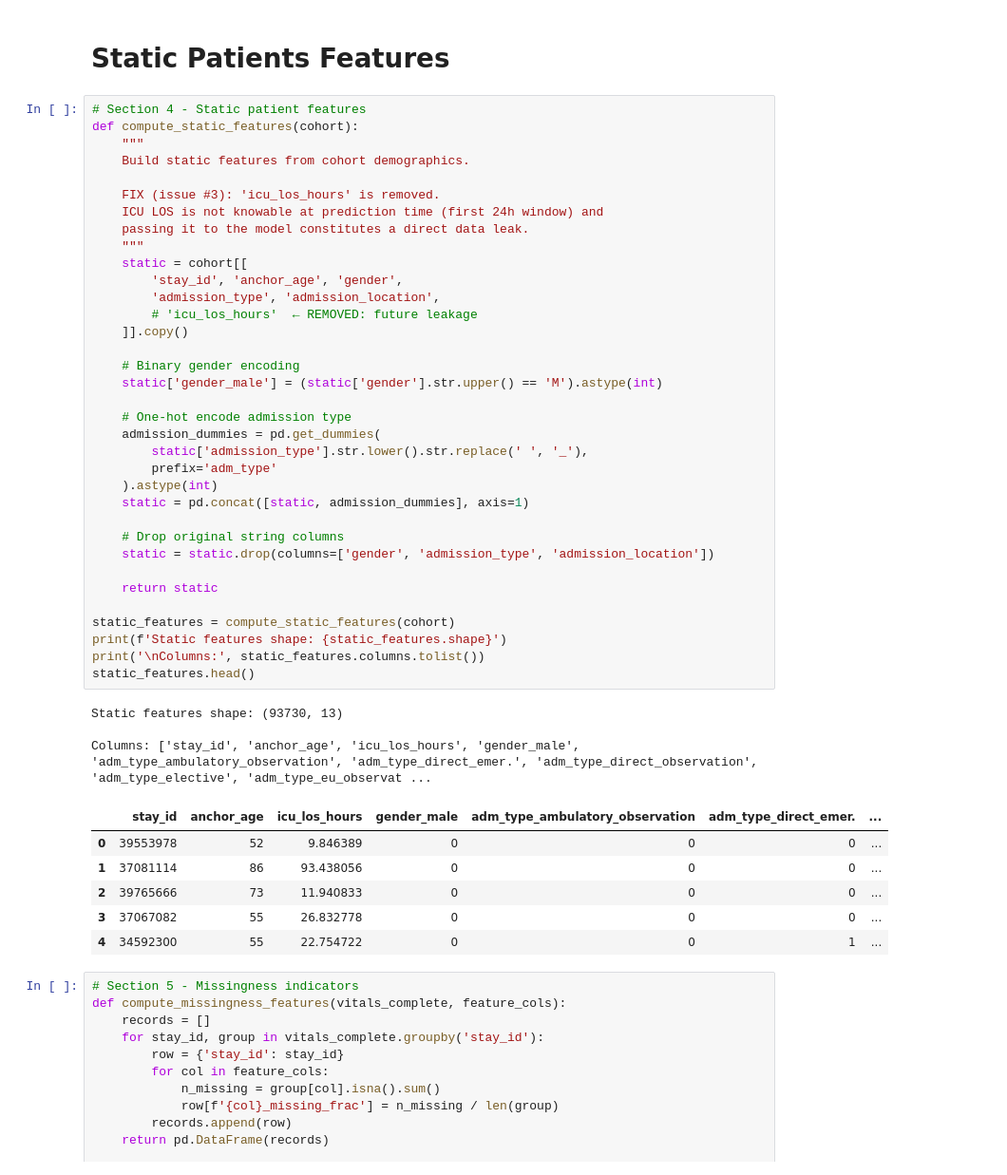
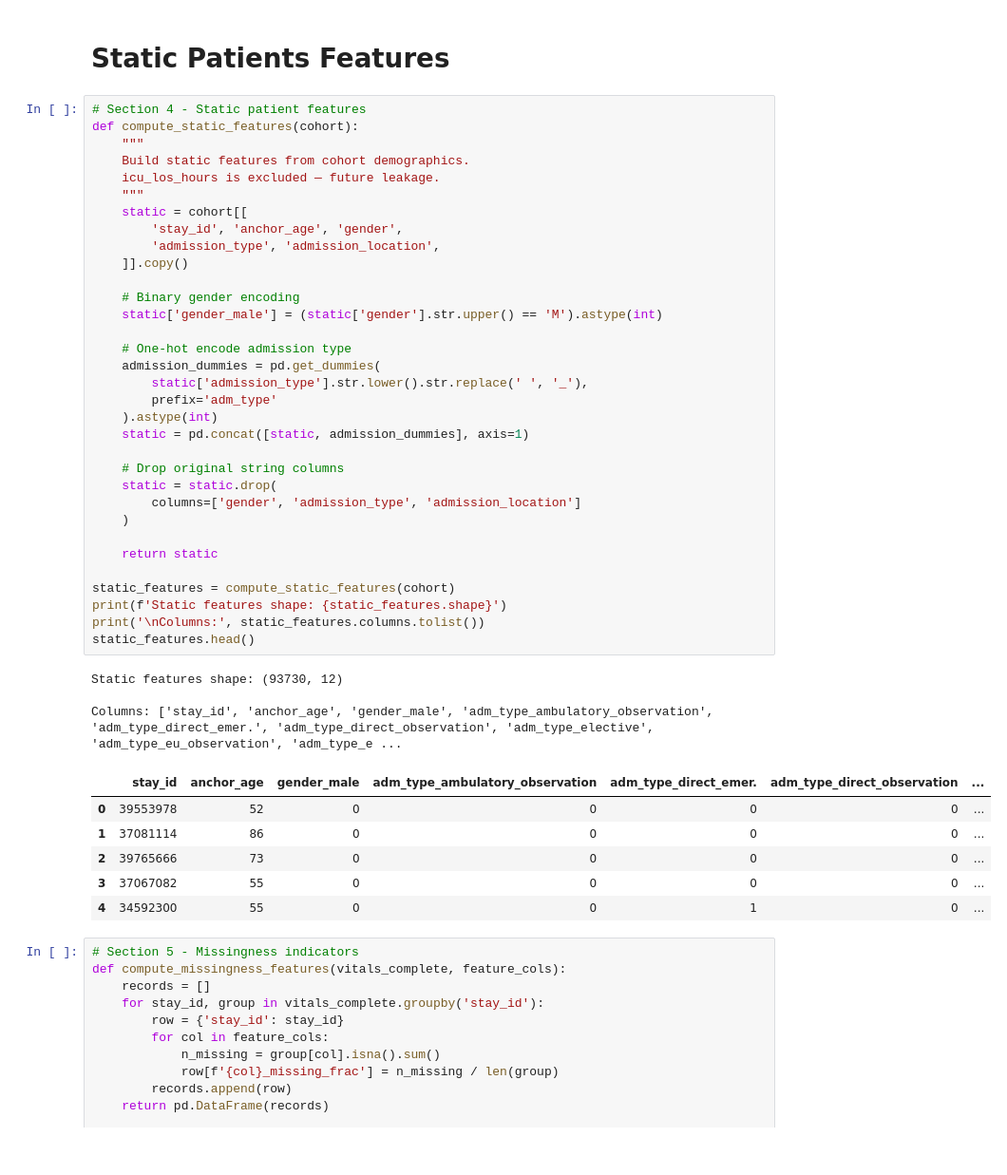
Before and after one commit to hamdikhasawneh/AI-sepsis, a Jupyter notebook: notebooks/02_feature_engineering.ipynb, the cells around one changed output. Shown at 95% size. Saved outputs shown, nothing was run; the diff lists cells and outputs as text.

```diff
--- a/notebooks/02_feature_engineering.ipynb
+++ b/notebooks/02_feature_engineering.ipynb
@@ -477,47 +426,45 @@ SOFA features shape: (93714, 6)
 # Section 4 - Static patient features
 def compute_static_features(cohort):
     """
     Build static features from cohort demographics.
-
-    FIX (issue #3): 'icu_los_hours' is removed.
-    ICU LOS is not knowable at prediction time (first 24h window) and
-    passing it to the model constitutes a direct data leak.
+    icu_los_hours is excluded — future leakage.
     """
     static = cohort[[
         'stay_id', 'anchor_age', 'gender',
         'admission_type', 'admission_location',
-        # 'icu_los_hours'  ← REMOVED: future leakage
     ]].copy()
 
     # Binary gender encoding
     static['gender_male'] = (static['gender'].str.upper() == 'M').astype(int)
 
     # One-hot encode admission type
     admission_dummies = pd.get_dummies(
         static['admission_type'].str.lower().str.replace(' ', '_'),
         prefix='adm_type'
     ).astype(int)
     static = pd.concat([static, admission_dummies], axis=1)
 
     # Drop original string columns
-    static = static.drop(columns=['gender', 'admission_type', 'admission_location'])
+    static = static.drop(
+        columns=['gender', 'admission_type', 'admission_location']
+    )
 
     return static
 
 static_features = compute_static_features(cohort)
 print(f'Static features shape: {static_features.shape}')
 print('\nColumns:', static_features.columns.tolist())
 static_features.head()
 # %% [output]
-Static features shape: (93730, 13)
+Static features shape: (93730, 12)
 
-Columns: ['stay_id', 'anchor_age', 'icu_los_hours', 'gender_male', 'adm_type_ambulatory_observation', 'adm_type_direct_emer.', 'adm_type_direct_observation', 'adm_type_elective', 'adm_type_eu_observat ...
+Columns: ['stay_id', 'anchor_age', 'gender_male', 'adm_type_ambulatory_observation', 'adm_type_direct_emer.', 'adm_type_direct_observation', 'adm_type_elective', 'adm_type_eu_observation', 'adm_type_e ...
-|  | stay_id | anchor_age | icu_los_hours | gender_male | adm_type_ambulatory_observation | adm_type_direct_emer. | ... |
-| 0 | 39553978 | 52 | 9.846389 | 0 | 0 | 0 | ... |
-| 1 | 37081114 | 86 | 93.438056 | 0 | 0 | 0 | ... |
-| 2 | 39765666 | 73 | 11.940833 | 0 | 0 | 0 | ... |
-| 3 | 37067082 | 55 | 26.832778 | 0 | 0 | 0 | ... |
-| 4 | 34592300 | 55 | 22.754722 | 0 | 0 | 1 | ... |
+|  | stay_id | anchor_age | gender_male | adm_type_ambulatory_observation | adm_type_direct_emer. | adm_type_direct_observation | ... |
+| 0 | 39553978 | 52 | 0 | 0 | 0 | 0 | ... |
+| 1 | 37081114 | 86 | 0 | 0 | 0 | 0 | ... |
+| 2 | 39765666 | 73 | 0 | 0 | 0 | 0 | ... |
+| 3 | 37067082 | 55 | 0 | 0 | 0 | 0 | ... |
+| 4 | 34592300 | 55 | 0 | 0 | 1 | 0 | ... |
 # %%
 # Section 5 - Missingness indicators
 def compute_missingness_features(vitals_complete, feature_cols):
```
Also changed, not shown: parts of 33 cells of this notebook.
